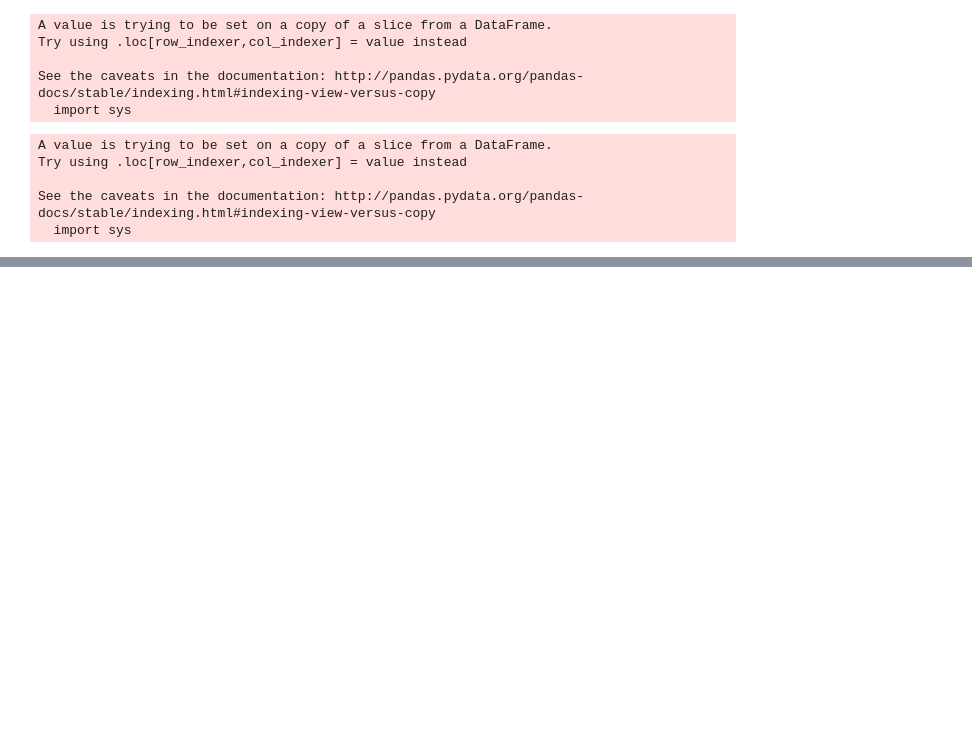
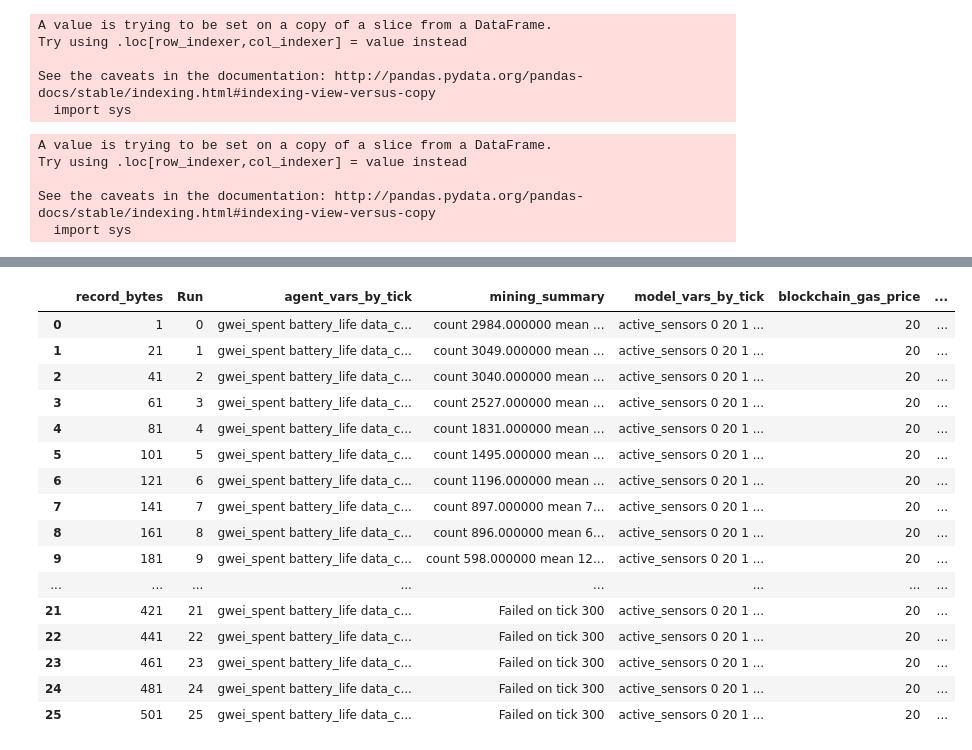
Before and after one commit to johnx25bd/ucl-dissertation, a Jupyter notebook: models/abm/in-development/connected_network/blockchain-model.ipynb, the cells around one changed output, grey strips where cells are left out. Saved outputs shown, nothing was run; the diff lists cells and outputs as text; code cells hidden in the pictures; blank space fills up the shorter version.

```diff
--- a/models/abm/in-development/connected_network/blockchain-model.ipynb
+++ b/models/abm/in-development/connected_network/blockchain-model.ipynb
@@ -532,7 +534,10 @@ def pickle_batch_run_results(batch_run, outfile):
 
     for i, row in model_dfs[['mining_summary']].iterrows():
         for c in mining_cols:
-            model_dfs.loc[i, 'mining_' + c] = row['mining_summary'][c]
+            try:
+                model_dfs.loc[i, 'mining_' + c] = row['mining_summary'][c]
+            except:
+                model_dfs.loc[i, 'mining_' + c] = np.nan
 
 
     d = {
@@ -563,4 +568,4 @@ def get_mining_summary(model):
         return s
 
     except:
-        return "Failed on tick " + str(model.schedule.steps)
+        return "Failed on tick " + str(model.schedule.steps) + " --- " + sys.exc_info[0]
@@ -728,7 +658,7 @@ fixed_params_record_bytes = copy.deepcopy(fixed_params)
 del fixed_params_record_bytes['record_bytes']
 
 variable_params_record_bytes = {
-    "record_bytes": [1, 16, 32, 64, 128, 256, 2048]
+    "record_bytes": np.arange(1, 520, 20)
 }
 
 batch_runner_record_bytes = BatchRunner(
@@ -745,7 +675,7 @@ batch_runner_record_bytes = BatchRunner(
 )
 
 batch_runner_record_bytes.run_all()
-pickle_batch_run_results(batch_runner_record_bytes, './data/runs/batch_run_1_record_bytes.pkl')
+pickle_batch_run_results(batch_runner_record_bytes, './data/run-3/batch_run_1_record_bytes.pkl')
 # %% [output]
 A value is trying to be set on a copy of a slice from a DataFrame.
 Try using .loc[row_indexer,col_indexer] = value instead
@@ -754,0 +785,20 @@ See the caveats in the documentation: http://pandas.pydata.org/pandas-docs/stabl
+# %%
+batch_runner_record_bytes.get_model_vars_dataframe()
+# %% [output]
+|  | record_bytes | Run | agent_vars_by_tick | mining_summary | model_vars_by_tick | blockchain_gas_price | ... |
+| 0 | 1 | 0 | gwei_spent battery_life data_c... | count 2984.000000 mean ... | active_sensors 0 20 1 ... | 20 | ... |
+| 1 | 21 | 1 | gwei_spent battery_life data_c... | count 3049.000000 mean ... | active_sensors 0 20 1 ... | 20 | ... |
+| 2 | 41 | 2 | gwei_spent battery_life data_c... | count 3040.000000 mean ... | active_sensors 0 20 1 ... | 20 | ... |
+| 3 | 61 | 3 | gwei_spent battery_life data_c... | count 2527.000000 mean ... | active_sensors 0 20 1 ... | 20 | ... |
+| 4 | 81 | 4 | gwei_spent battery_life data_c... | count 1831.000000 mean ... | active_sensors 0 20 1 ... | 20 | ... |
+| 5 | 101 | 5 | gwei_spent battery_life data_c... | count 1495.000000 mean ... | active_sensors 0 20 1 ... | 20 | ... |
+| 6 | 121 | 6 | gwei_spent battery_life data_c... | count 1196.000000 mean ... | active_sensors 0 20 1 ... | 20 | ... |
+| 7 | 141 | 7 | gwei_spent battery_life data_c... | count 897.000000 mean 7... | active_sensors 0 20 1 ... | 20 | ... |
+| 8 | 161 | 8 | gwei_spent battery_life data_c... | count 896.000000 mean 6... | active_sensors 0 20 1 ... | 20 | ... |
+| 9 | 181 | 9 | gwei_spent battery_life data_c... | count 598.000000 mean 12... | active_sensors 0 20 1 ... | 20 | ... |
+| ... | ... | ... | ... | ... | ... | ... | ... |
+| 21 | 421 | 21 | gwei_spent battery_life data_c... | Failed on tick 300 | active_sensors 0 20 1 ... | 20 | ... |
+| 22 | 441 | 22 | gwei_spent battery_life data_c... | Failed on tick 300 | active_sensors 0 20 1 ... | 20 | ... |
+| 23 | 461 | 23 | gwei_spent battery_life data_c... | Failed on tick 300 | active_sensors 0 20 1 ... | 20 | ... |
+| 24 | 481 | 24 | gwei_spent battery_life data_c... | Failed on tick 300 | active_sensors 0 20 1 ... | 20 | ... |
+| 25 | 501 | 25 | gwei_spent battery_life data_c... | Failed on tick 300 | active_sensors 0 20 1 ... | 20 | ... |
```
Also changed, not shown: parts of 29 cells of this notebook, 20 other files.
